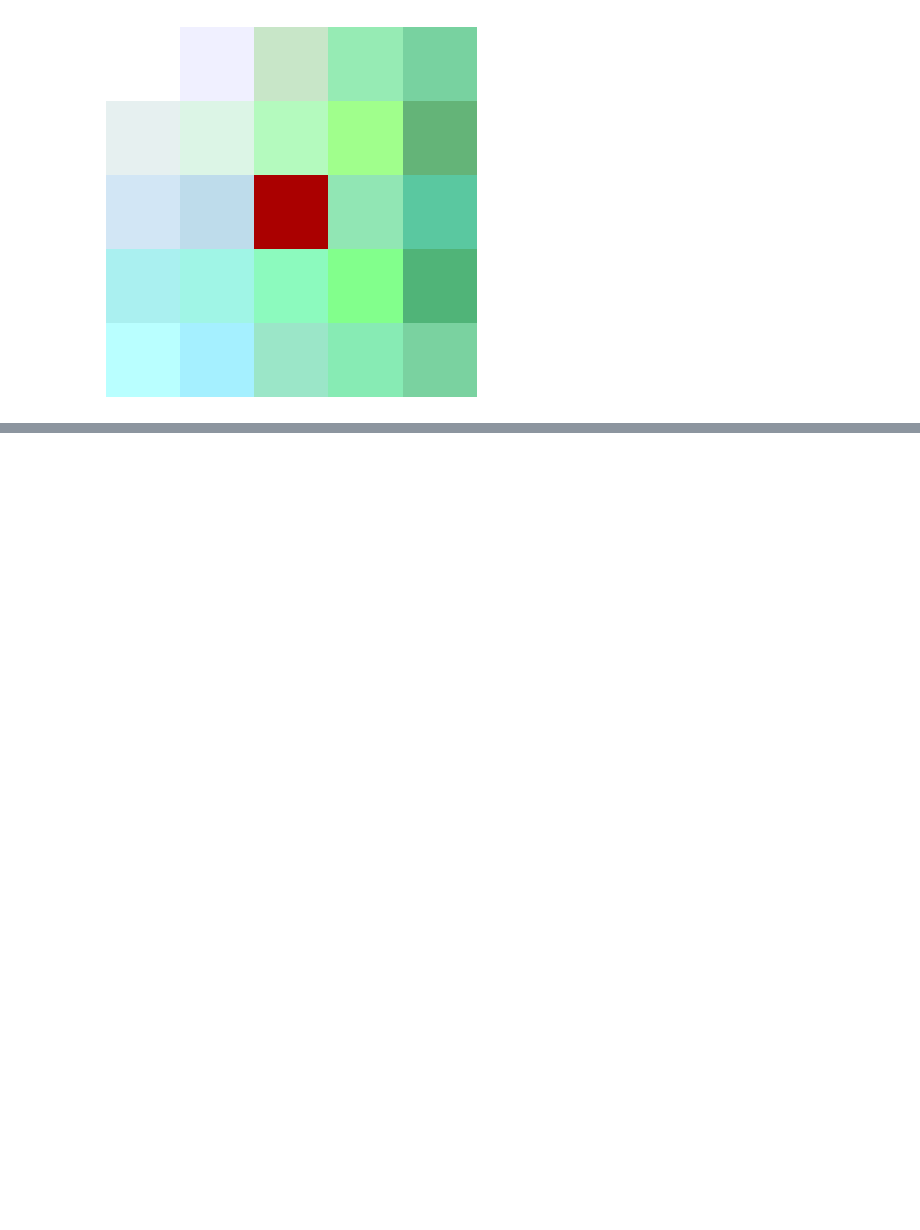
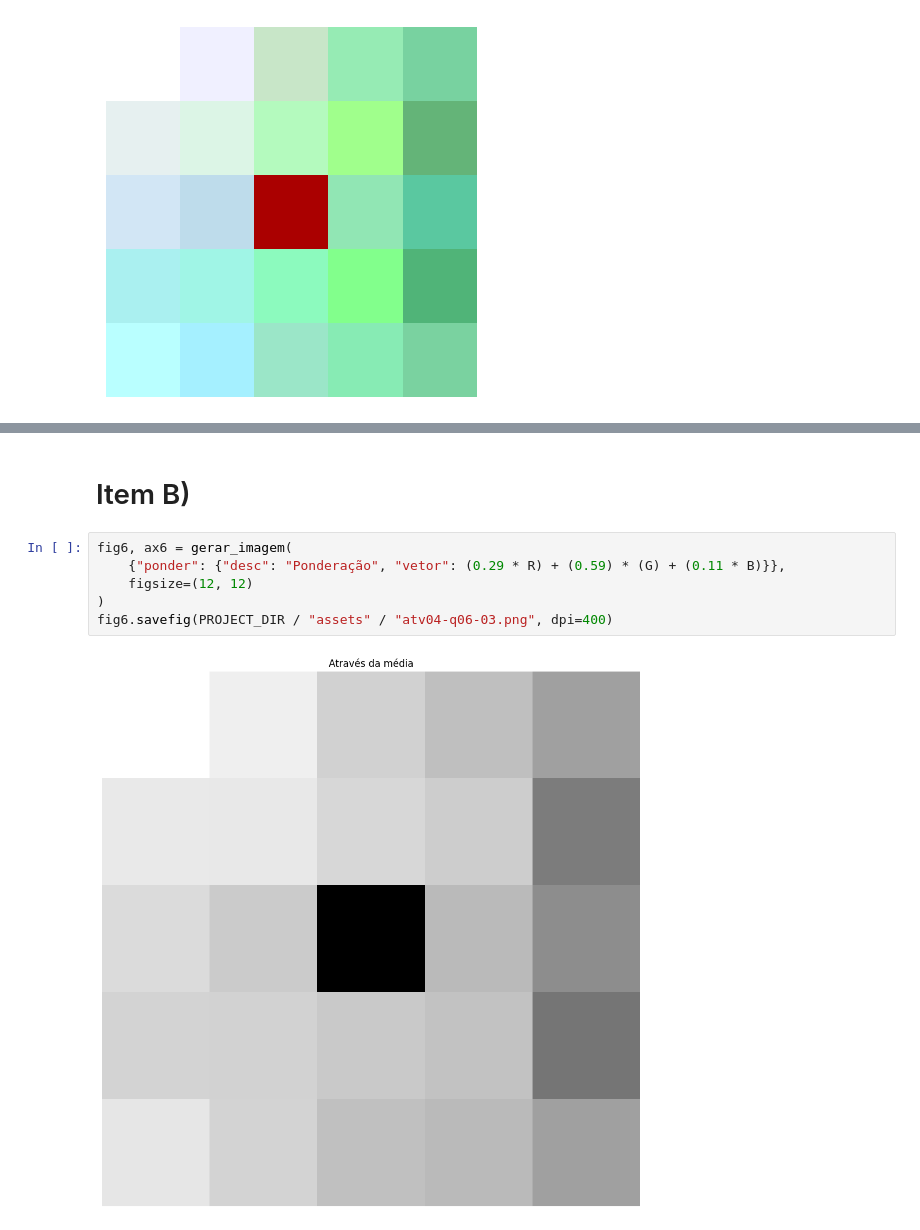
Before and after one commit to Manuelfjr/pdi, a Jupyter notebook: notebooks/00_atv01_code.ipynb, the cells around one changed output, grey strips where cells are left out. Cells and saved outputs as stored; diff of their text form; blank space fills up the shorter version.

```diff
--- a/notebooks/00_atv01_code.ipynb
+++ b/notebooks/00_atv01_code.ipynb
@@ -161,0 +186,10 @@ fig5.savefig(PROJECT_DIR / "assets" / "atv04-q06-01.png", dpi=400)
+# %% [markdown]
+# Item B)
+# %%
+fig6, ax6 = gerar_imagem(
+    {"ponder": {"desc": "Ponderação", "vetor": (0.29 * R) + (0.59) * (G) + (0.11 * B)}},
+    figsize=(12, 12)
+)
+fig6.savefig(PROJECT_DIR / "assets" / "atv04-q06-03.png", dpi=400)
+# %% [output]
+[figure, added]
```
Also changed, not shown: parts of 12 cells of this notebook, 5 other files.
